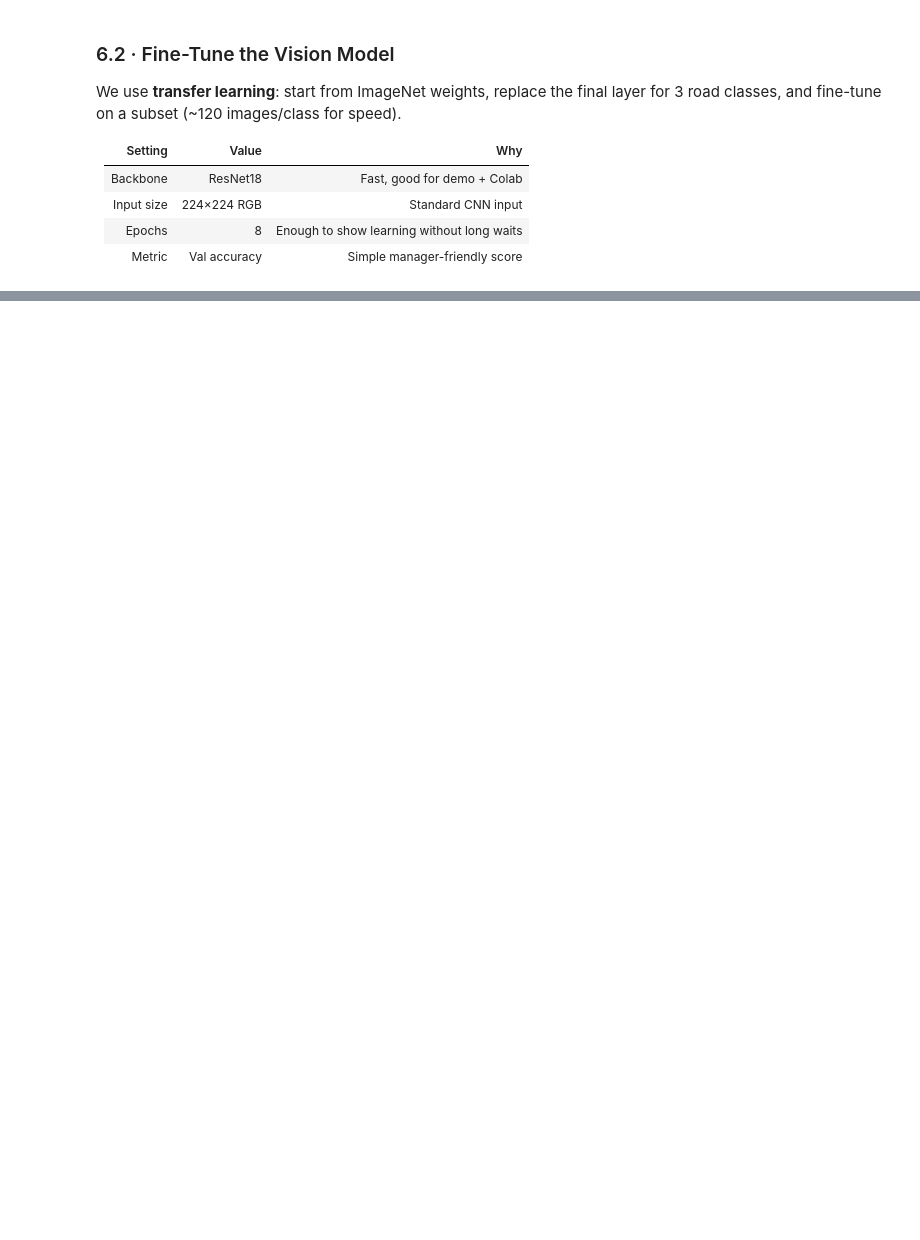
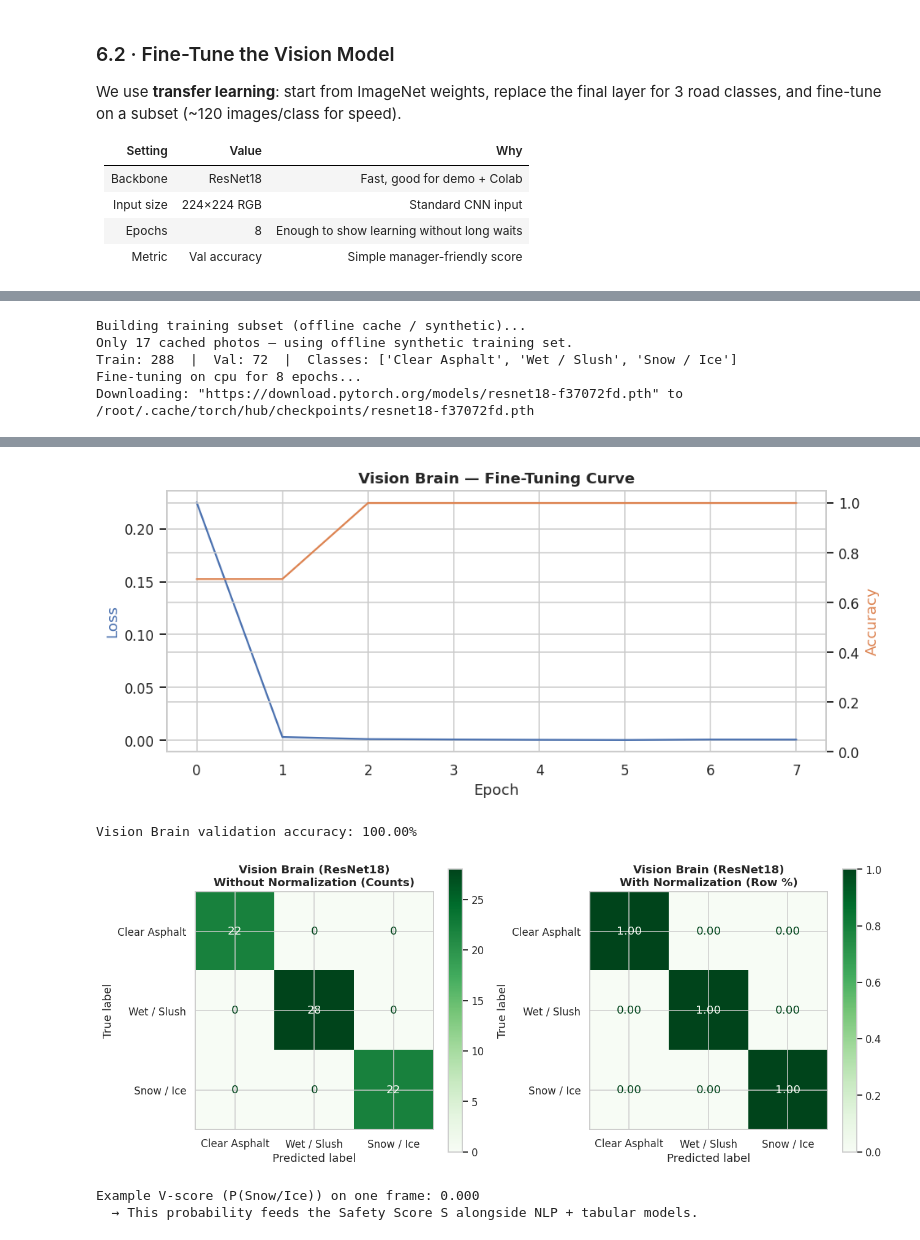
Before and after one commit to afolabi-adesina-m/Smart-Shield-AI, a Jupyter notebook: notebooks/parts/02_vision_brain.ipynb, the cells around one changed output, grey strips where cells are left out. Drawn from its saved outputs; the diff is of its cells as text; code cells hidden in the pictures; blank space fills up the shorter version.

```diff
--- a/notebooks/parts/02_vision_brain.ipynb
+++ b/notebooks/parts/02_vision_brain.ipynb
@@ -731,0 +167,73 @@ Snow / Ice              0.989    0.017    15
+# %%
+# ── 6.2  Fine-tune ResNet18 on road-surface conditions ────────────────────────
+
+vision_model = None
+vision_history = None
+vision_class_names = None
+vision_val_acc = None
+
+if not TORCH_OK:
+    print("PyTorch not available (TORCH_OK=False). Install torch, restart kernel, rerun.")
+else:
+    import sys
+    import importlib
+    import torch
+
+    if "vision_brain" in sys.modules:
+        del sys.modules["vision_brain"]
+    import vision_brain
+    importlib.reload(vision_brain)
+
+    from vision_brain import (
+        build_training_dataset,
+        fine_tune_vision_model,
+        plot_vision_training,
+        evaluate_vision_model,
+        DISPLAY_ORDER,
+        resolve_cache_dir,
+    )
+    from sklearn.metrics import ConfusionMatrixDisplay
+
+    VISION_CACHE = str((DATA.parent / "Data" / "vision_cache") if "DATA" in dir() else resolve_cache_dir())
+    VISION_TRAIN_PER_CLASS = 120
+    VISION_EPOCHS = 8
+
+    print("Building training subset (offline cache / synthetic)...")
+    train_ds, val_ds, vision_class_names = build_training_dataset(
+        max_per_class=VISION_TRAIN_PER_CLASS,
+        cache_dir=VISION_CACHE,
+    )
+    print(f"Train: {len(train_ds)}  |  Val: {len(val_ds)}  |  Classes: {vision_class_names}")
+
+    device = torch.device("cuda" if torch.cuda.is_available() else "cpu")
+    print(f"Fine-tuning on {device} for {VISION_EPOCHS} epochs...")
+    vision_model, vision_history, vision_class_names = fine_tune_vision_model(
+        train_ds, val_ds, epochs=VISION_EPOCHS, device=device,
+    )
+    plot_vision_training(vision_history)
+
+    vision_val_acc, vision_cm, y_true, y_pred = evaluate_vision_model(
+        vision_model, val_ds, vision_class_names, device=device,
+    )
+    print(f"\nVision Brain validation accuracy: {vision_val_acc:.2%}")
+
+    plot_confusion_matrices_pair(
+        y_true, y_pred, labels=vision_class_names,
+        title_prefix="Vision Brain (ResNet18)",
+        cmap="Greens",
+    )
+
+    vision_model.eval()
+    x0, y0 = val_ds[0]
+    with torch.no_grad():
+        probs = torch.softmax(vision_model(x0.unsqueeze(0).to(device)), dim=1).cpu().numpy()[0]
+    ice_idx = vision_class_names.index("Snow / Ice")
+    v_score = float(probs[ice_idx])
+    print(f"Example V-score (P(Snow/Ice)) on one frame: {v_score:.3f}")
+    print("  → This probability feeds the Safety Score S alongside NLP + tabular models.")
+# %% [output]
+Building training subset (offline cache / synthetic)...
+Only 17 cached photos — using offline synthetic training set.
+Train: 288  |  Val: 72  |  Classes: ['Clear Asphalt', 'Wet / Slush', 'Snow / Ice']
+Fine-tuning on cpu for 8 epochs...
+Downloading: "https://download.pytorch.org/models/resnet18-f37072fd.pth" to /root/.cache/torch/hub/checkpoints/resnet18-f37072fd.pth
@@ -732,3 +248,8 @@ Snow / Ice              0.989    0.017    15
+[figure, added]
+Vision Brain validation accuracy: 100.00%
+[figure, added]
+Example V-score (P(Snow/Ice)) on one frame: 0.000
+  → This probability feeds the Safety Score S alongside NLP + tabular models.
 # %%
 # ── PART SYNC → main notebook ──
 import subprocess
```
Also changed, not shown: parts of 26 cells of this notebook, 22 other files.
